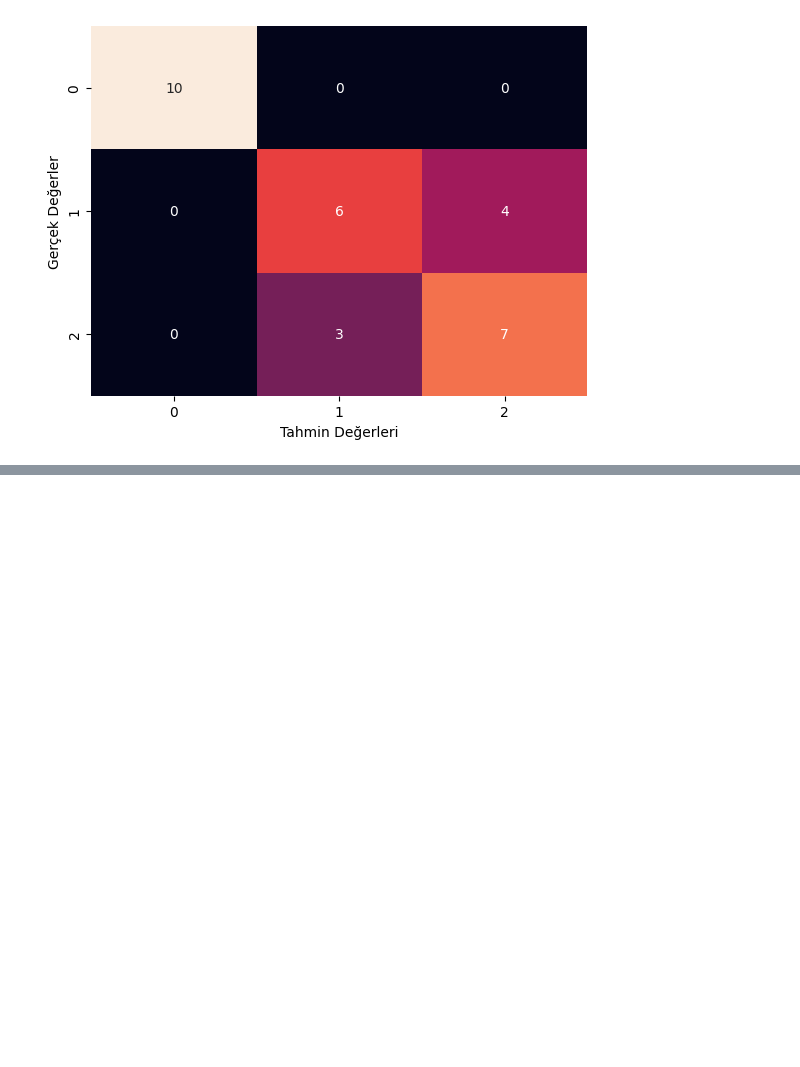
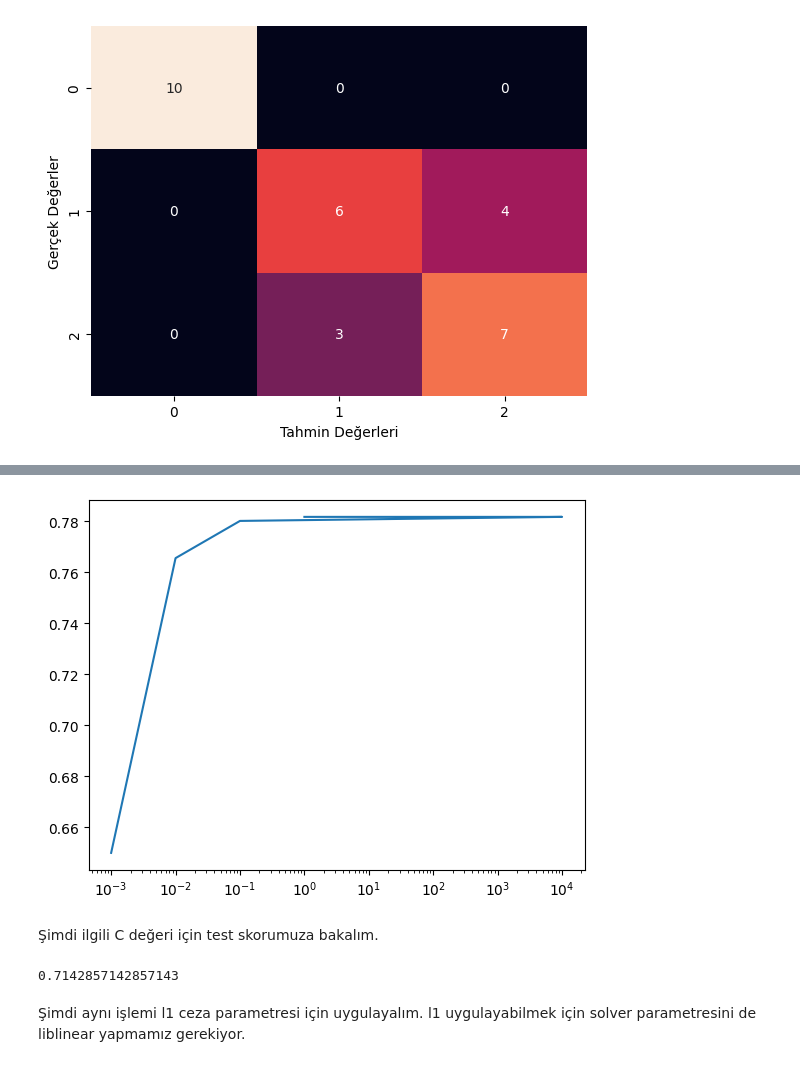
Before and after one commit to mybozkir/Machine_Learning_Practices, a Jupyter notebook: 1-Classification_Practices_TUR.ipynb, the cells around one changed output, grey strips where cells are left out. Cells and saved outputs as stored; diff of their text form; code cells hidden in the pictures; blank space fills up the shorter version.

```diff
--- a/1-Classification_Practices_TUR.ipynb
+++ b/1-Classification_Practices_TUR.ipynb
@@ -580,0 +601,6 @@ plt.show()
+# %%
+# X ve y ayrımlarını yapalım.
+
+y = df['Diabetes']
+
+X = df.drop(columns = ['Diabetes'], axis = 1)
@@ -580,0 +618,3 @@ plt.show()
+# %%
+# Önce train/test split işlemini gerçekleştirelim.
+X_train, X_test, y_train, y_test = train_test_split(X, y, test_size = 0.2, random_state = 42, stratify = y)
@@ -580,0 +665,24 @@ plt.show()
+# %%
+# C değerleri için bir liste oluşturalım.
+c_range = [0.001,0.01,0.1,1,10,100,1000,10000]
+
+# Cross Validation skorlarını tutmak için boş bir liste yaratalım.
+cv_scores = []
+
+# Şimdi bir döngü kurup her C değeri için CV skoru kaydedelim.
+for c in c_range:
+    logreg = LogisticRegression(C = c, penalty = 'l2', max_iter = 10000)
+
+    scaler = StandardScaler()
+
+    pipe = make_pipeline(scaler, logreg)
+
+    cv_score = cross_val_score(pipe, X_train, y_train, scoring = 'accuracy', cv = StratifiedKFold(n_splits = 10, shuffle = True, random_state = 42))
+
+    cv_scores.append([c, np.mean(cv_score)])
+# %%
+# Şimdi sonuçlarımızı bir DataFrame ile gösterelim.
+df = pd.DataFrame(cv_scores, columns = ['C (1 / lambda)', 'Validation Accuracy'])
+df = df.sort_values(by = 'Validation Accuracy', ascending = False)
+
+df
@@ -580,0 +699,25 @@ plt.show()
+# %%
+# İstersek bunu grafik ile de görselleştirebiiriz.
+ax = plt.gca()
+
+ax.plot(df['C (1 / lambda)'].values, df['Validation Accuracy'].values)
+
+ax.set_xscale('log')
+# %% [output]
+[figure, added]
+# %% [markdown]
+Şimdi ilgili C değeri için test skorumuza bakalım.
+# %%
+# Modelimizi kuruyoruz. C değeri için 1000 veriyoruz.
+logreg = LogisticRegression(C = 1000, penalty = 'l2', max_iter = 10000)
+
+# Önceden scale ettiğimiz train ve test ile fit ve score işlemlerini gerçekleştirelim.
+logreg.fit(X_train_scaled, y_train)
+
+score = logreg.score(X_test_scaled, y_test)
+
+print(score)
+# %% [output]
+0.7142857142857143
+# %% [markdown]
+Şimdi aynı işlemi l1 ceza parametresi için uygulayalım. l1 uygulayabilmek için solver parametresini de liblinear yapmamız gerekiyor.
```
Also changed, not shown: parts of 69 cells of this notebook, 1 other file.
